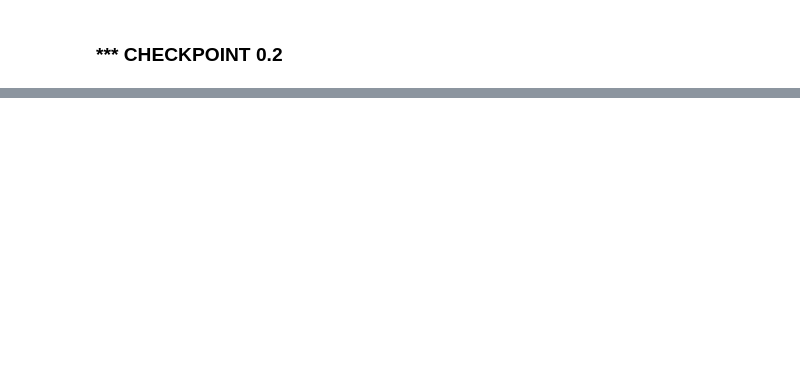
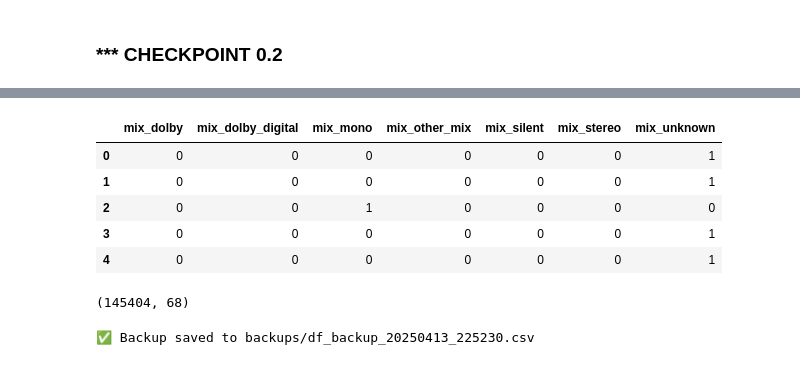
Before and after one commit to drizzello/DataMining2, a Jupyter notebook: EDA.ipynb, the cells around one changed output, grey strips where cells are left out. Saved outputs shown, nothing was run; the diff lists cells and outputs as text; code cells hidden in the pictures; blank space fills up the shorter version.

```diff
--- a/EDA.ipynb
+++ b/EDA.ipynb
@@ -1040,0 +866,11 @@ df = load_latest_backup()
+# %%
+df['soundMixes'] = df['soundMixes'].apply(ast.literal_eval)
+
+# Estraiamo tutti i singoli mix in un Counter
+mix_counter = Counter()
+for mix_list in df['soundMixes']:
+    mix_counter.update(mix_list)
+
+# Prendiamo i 5 più comuni
+top_5_mixes = [mix for mix, _ in mix_counter.most_common(5)]
+top_5_mixes
@@ -1040,0 +879,19 @@ df = load_latest_backup()
+# %%
+
+def filter_top_soundmixes(mix_list):
+    return [mix if mix in top_5_mixes else 'other_mix' for mix in mix_list]
+
+
+df['filtered_soundMixes'] = df['soundMixes'].apply(filter_top_soundmixes)
+
+# Multi-Hot Encoding
+mlb_mix = MultiLabelBinarizer()
+mix_encoded = mlb_mix.fit_transform(df['filtered_soundMixes'])
+
+
+mix_df = pd.DataFrame(mix_encoded, columns=[f"mix_{m}" for m in mlb_mix.classes_])
+
+
+df = pd.concat([df.reset_index(drop=True), mix_df], axis=1)
+
+df.filter(like="mix_").head()
@@ -1040,0 +905,23 @@ df = load_latest_backup()
+# %%
+mix_columns = [col for col in df.columns if col.startswith('mix_')]
+
+no_mix_mapped = df[mix_columns].sum(axis=1) == 0
+
+df['mix_unknown'] = no_mix_mapped.astype(int)
+# %%
+df.filter(like="mix_").head()
+# %% [output]
+|  | mix_dolby | mix_dolby_digital | mix_mono | mix_other_mix | mix_silent | mix_stereo | mix_unknown |
+| 0 | 0 | 0 | 0 | 0 | 0 | 0 | 1 |
+| 1 | 0 | 0 | 0 | 0 | 0 | 0 | 1 |
+| 2 | 0 | 0 | 1 | 0 | 0 | 0 | 0 |
+| 3 | 0 | 0 | 0 | 0 | 0 | 0 | 1 |
+| 4 | 0 | 0 | 0 | 0 | 0 | 0 | 1 |
+# %%
+df.shape
+# %% [output]
+(145404, 68)
+# %%
+backup_dataframe(df=df)
+# %% [output]
+✅ Backup saved to backups/df_backup_20250413_225230.csv
```
Also changed, not shown: parts of 120 cells of this notebook.
